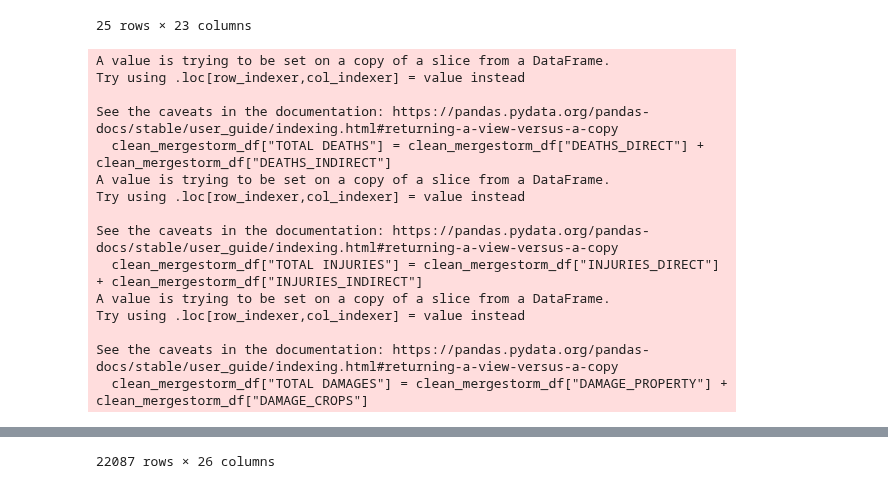
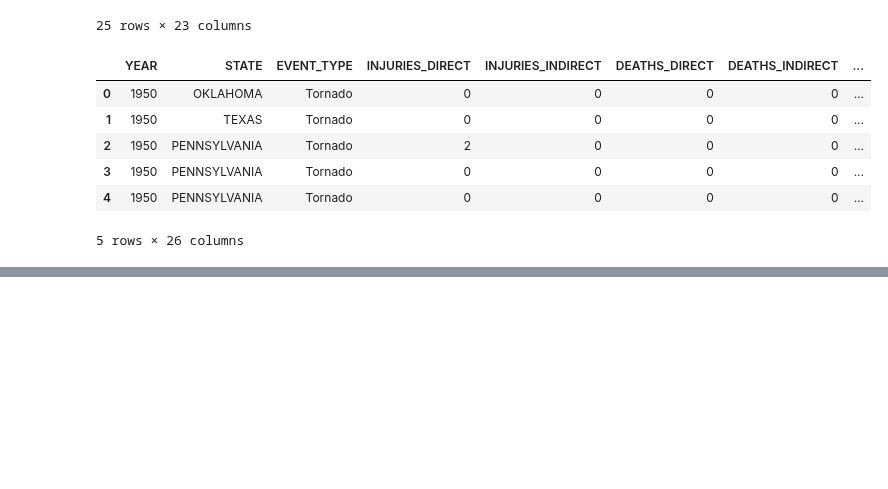
Before and after one commit to elizabethmorgan26/team1, a Jupyter notebook: 1950-1964_df.ipynb, the cells around one changed output, grey strips where cells are left out. Drawn from its saved outputs; the diff is of its cells as text; code cells hidden in the pictures; blank space fills up the shorter version.

```diff
--- a/1950-1964_df.ipynb
+++ b/1950-1964_df.ipynb
@@ -180,24 +170,16 @@ clean_mergestorm_df.head(25)
 # %%
 # Add new columns that combine direct/indirect deaths; direct/indirect injuries; property/crop damage
 
 clean_mergestorm_df["TOTAL DEATHS"] = clean_mergestorm_df["DEATHS_DIRECT"] + clean_mergestorm_df["DEATHS_INDIRECT"]
 clean_mergestorm_df["TOTAL INJURIES"] = clean_mergestorm_df["INJURIES_DIRECT"] + clean_mergestorm_df["INJURIES_INDIRECT"]
 clean_mergestorm_df["TOTAL DAMAGES"] = clean_mergestorm_df["DAMAGE_PROPERTY"] + clean_mergestorm_df["DAMAGE_CROPS"]
 
-clean_mergestorm_df
+clean_mergestorm_df.head()
 # %% [output]
+|  | YEAR | STATE | EVENT_TYPE | INJURIES_DIRECT | INJURIES_INDIRECT | DEATHS_DIRECT | DEATHS_INDIRECT | ... |
+| 0 | 1950 | OKLAHOMA | Tornado | 0 | 0 | 0 | 0 | ... |
+| 1 | 1950 | TEXAS | Tornado | 0 | 0 | 0 | 0 | ... |
+| 2 | 1950 | PENNSYLVANIA | Tornado | 2 | 0 | 0 | 0 | ... |
+| 3 | 1950 | PENNSYLVANIA | Tornado | 0 | 0 | 0 | 0 | ... |
+| 4 | 1950 | PENNSYLVANIA | Tornado | 0 | 0 | 0 | 0 | ... |
-A value is trying to be set on a copy of a slice from a DataFrame.
-Try using .loc[row_indexer,col_indexer] = value instead
-
-See the caveats in the documentation: https://pandas.pydata.org/pandas-docs/stable/user_guide/indexing.html#returning-a-view-versus-a-copy
-  clean_mergestorm_df["TOTAL DEATHS"] = clean_mergestorm_df["DEATHS_DIRECT"] + clean_mergestorm_df["DEATHS_INDIRECT"]
-A value is trying to be set on a copy of a slice from a DataFrame.
-Try using .loc[row_indexer,col_indexer] = value instead
-
-See the caveats in the documentation: https://pandas.pydata.org/pandas-docs/stable/user_guide/indexing.html#returning-a-view-versus-a-copy
-  clean_mergestorm_df["TOTAL INJURIES"] = clean_mergestorm_df["INJURIES_DIRECT"] + clean_mergestorm_df["INJURIES_INDIRECT"]
-A value is trying to be set on a copy of a slice from a DataFrame.
-Try using .loc[row_indexer,col_indexer] = value instead
-
-See the caveats in the documentation: https://pandas.pydata.org/pandas-docs/stable/user_guide/indexing.html#returning-a-view-versus-a-copy
-  clean_mergestorm_df["TOTAL DAMAGES"] = clean_mergestorm_df["DAMAGE_PROPERTY"] + clean_mergestorm_df["DAMAGE_CROPS"]
+5 rows × 26 columns
@@ -216,4 +186,3 @@ See the caveats in the documentation: https://pandas.pydata.org/pandas-docs/stab
-22087 rows × 26 columns
 # %%
 drop_merged_df = clean_mergestorm_df.drop(columns=["INJURIES_DIRECT",
                                                    "INJURIES_INDIRECT",
```
Also changed, not shown: parts of 8 cells of this notebook, 5 other files.
